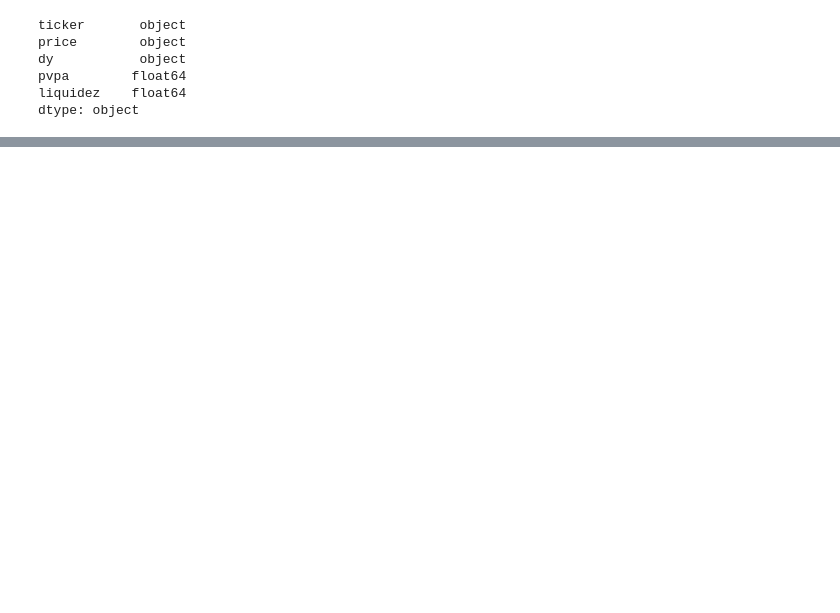
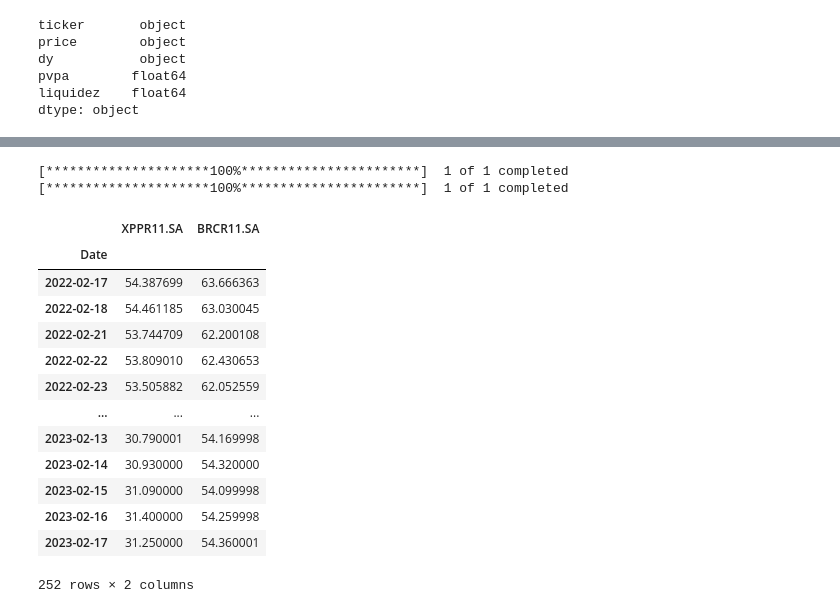
Before and after one commit to jrocarlos/reits_rank, a Jupyter notebook: reits_rank.ipynb, the cells around one changed output, grey strips where cells are left out. Drawn from its saved outputs; the diff is of its cells as text; code cells hidden in the pictures; blank space fills up the shorter version.

Commit message:
concat tables

```diff
--- a/reits_rank.ipynb
+++ b/reits_rank.ipynb
@@ -329,4 +329,35 @@ print(tts)
 Name: ticker, dtype: object
+# %%
+x = 0
+data = yf.download(tts[x], period="1y")
+dd = pd.DataFrame(data)
+dd.drop(['Open','High','Low','Close','Volume'], axis=1, inplace=True)
+dd.rename(columns={'Adj Close': tts[x]}, inplace=True)
+
+x = 1
+data = yf.download(tts[x], period="1y")
+ddsad = pd.DataFrame(data)
+ddsad.drop(['Open','High','Low','Close','Volume'], axis=1, inplace=True)
+ddsad.rename(columns={'Adj Close': tts[x]}, inplace=True)
+final = pd.concat([dd, ddsad], axis=1)
+final
+# %% [output]
+[*********************100%***********************]  1 of 1 completed
+[*********************100%***********************]  1 of 1 completed
+|  | XPPR11.SA | BRCR11.SA |
+| Date |  |  |
+| 2022-02-17 | 54.387699 | 63.666363 |
+| 2022-02-18 | 54.461185 | 63.030045 |
+| 2022-02-21 | 53.744709 | 62.200108 |
+| 2022-02-22 | 53.809010 | 62.430653 |
+| 2022-02-23 | 53.505882 | 62.052559 |
+| ... | ... | ... |
+| 2023-02-13 | 30.790001 | 54.169998 |
+| 2023-02-14 | 30.930000 | 54.320000 |
+| 2023-02-15 | 31.090000 | 54.099998 |
+| 2023-02-16 | 31.400000 | 54.259998 |
+| 2023-02-17 | 31.250000 | 54.360001 |
+252 rows × 2 columns
 # %%
 
 data = yf.download("XFIX11.SA", period="1y")
```
Also changed, not shown: parts of 18 cells of this notebook.
